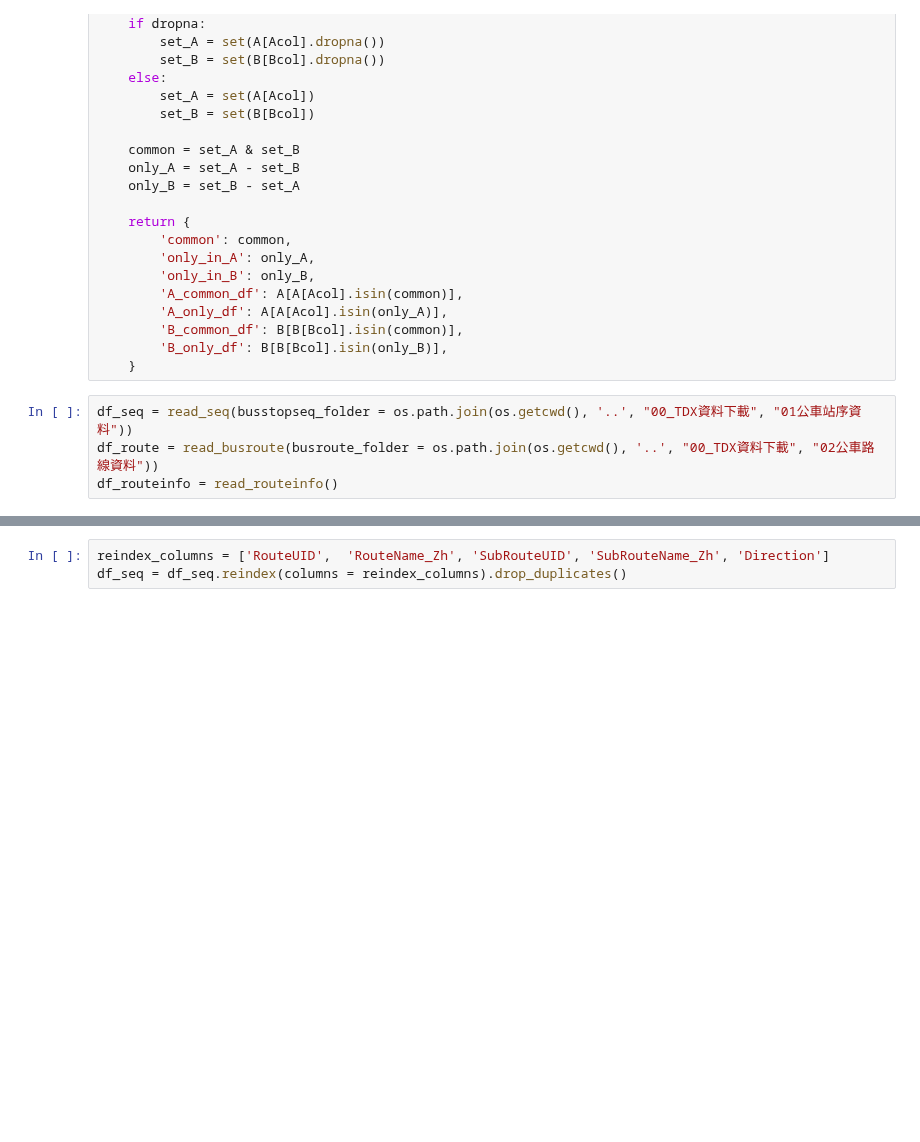
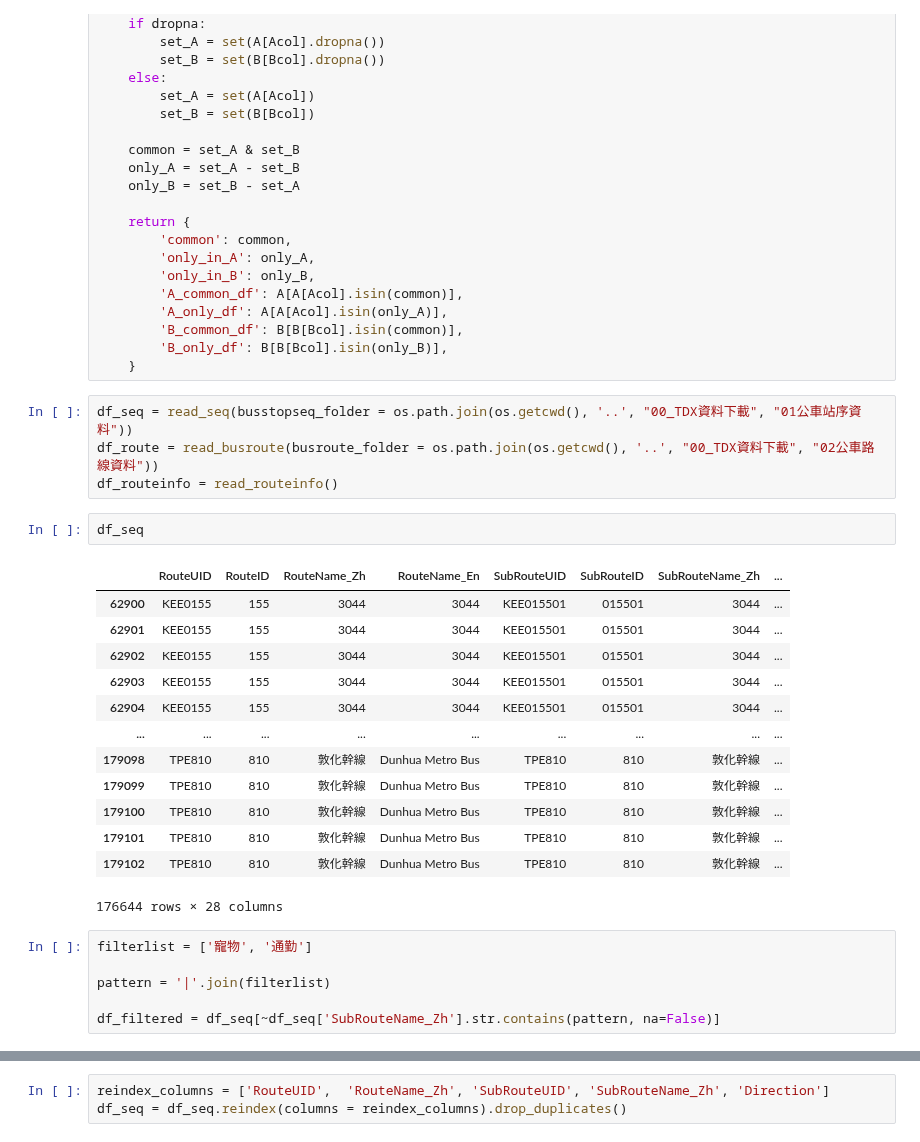
Before and after one commit to KaiChiehKJ/THI-6800-BusTicket, a Jupyter notebook: 02_公車路線shp拆分.ipynb, the cells around one changed output, grey strips where cells are left out. Saved outputs shown, nothing was run; the diff lists cells and outputs as text; blank space fills up the shorter version.

```diff
--- a/02_公車路線shp拆分.ipynb
+++ b/02_公車路線shp拆分.ipynb
@@ -504,3 +517,25 @@ def compare_uid_sets(A, B, Acol, Bcol, dropna=True):
 df_seq = read_seq(busstopseq_folder = os.path.join(os.getcwd(), '..', "00_TDX資料下載", "01公車站序資料"))
 df_route = read_busroute(busroute_folder = os.path.join(os.getcwd(), '..', "00_TDX資料下載", "02公車路線資料"))
 df_routeinfo = read_routeinfo()
+# %%
+df_seq
+# %% [output]
+|  | RouteUID | RouteID | RouteName_Zh | RouteName_En | SubRouteUID | SubRouteID | SubRouteName_Zh | ... |
+| 62900 | KEE0155 | 155 | 3044 | 3044 | KEE015501 | 015501 | 3044 | ... |
+| 62901 | KEE0155 | 155 | 3044 | 3044 | KEE015501 | 015501 | 3044 | ... |
+| 62902 | KEE0155 | 155 | 3044 | 3044 | KEE015501 | 015501 | 3044 | ... |
+| 62903 | KEE0155 | 155 | 3044 | 3044 | KEE015501 | 015501 | 3044 | ... |
+| 62904 | KEE0155 | 155 | 3044 | 3044 | KEE015501 | 015501 | 3044 | ... |
+| ... | ... | ... | ... | ... | ... | ... | ... | ... |
+| 179098 | TPE810 | 810 | 敦化幹線 | Dunhua Metro Bus | TPE810 | 810 | 敦化幹線 | ... |
+| 179099 | TPE810 | 810 | 敦化幹線 | Dunhua Metro Bus | TPE810 | 810 | 敦化幹線 | ... |
+| 179100 | TPE810 | 810 | 敦化幹線 | Dunhua Metro Bus | TPE810 | 810 | 敦化幹線 | ... |
+| 179101 | TPE810 | 810 | 敦化幹線 | Dunhua Metro Bus | TPE810 | 810 | 敦化幹線 | ... |
+| 179102 | TPE810 | 810 | 敦化幹線 | Dunhua Metro Bus | TPE810 | 810 | 敦化幹線 | ... |
+176644 rows × 28 columns
+# %%
+filterlist = ['寵物', '通勤']
+
+pattern = '|'.join(filterlist)
+
+df_filtered = df_seq[~df_seq['SubRouteName_Zh'].str.contains(pattern, na=False)]
```
Also changed, not shown: parts of 12 cells of this notebook.
